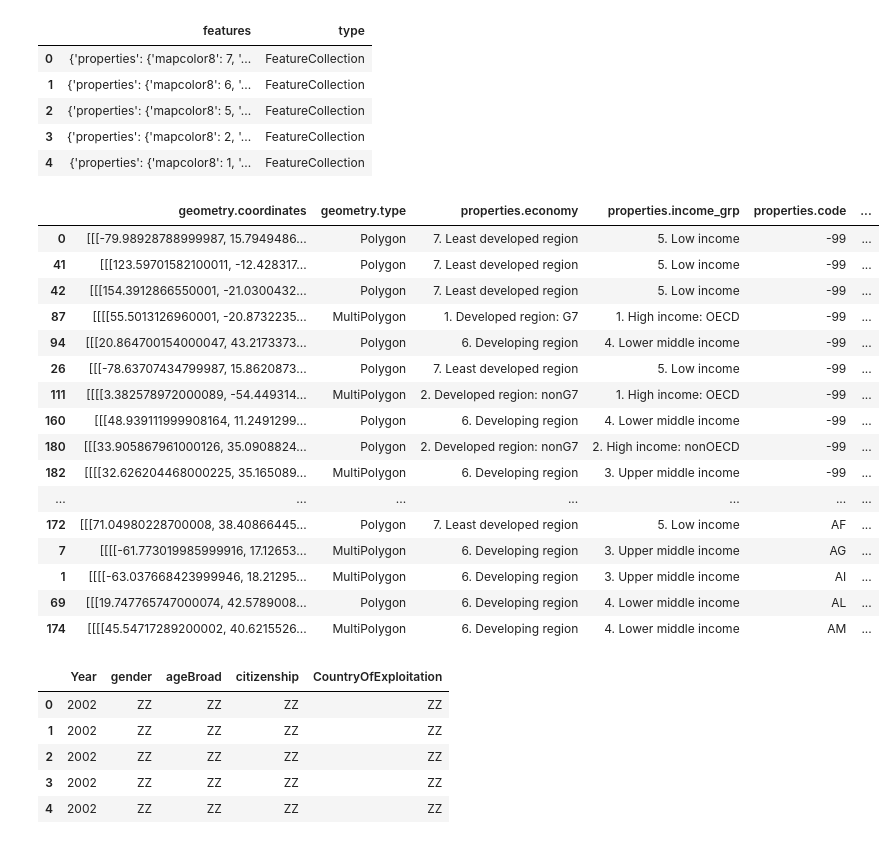
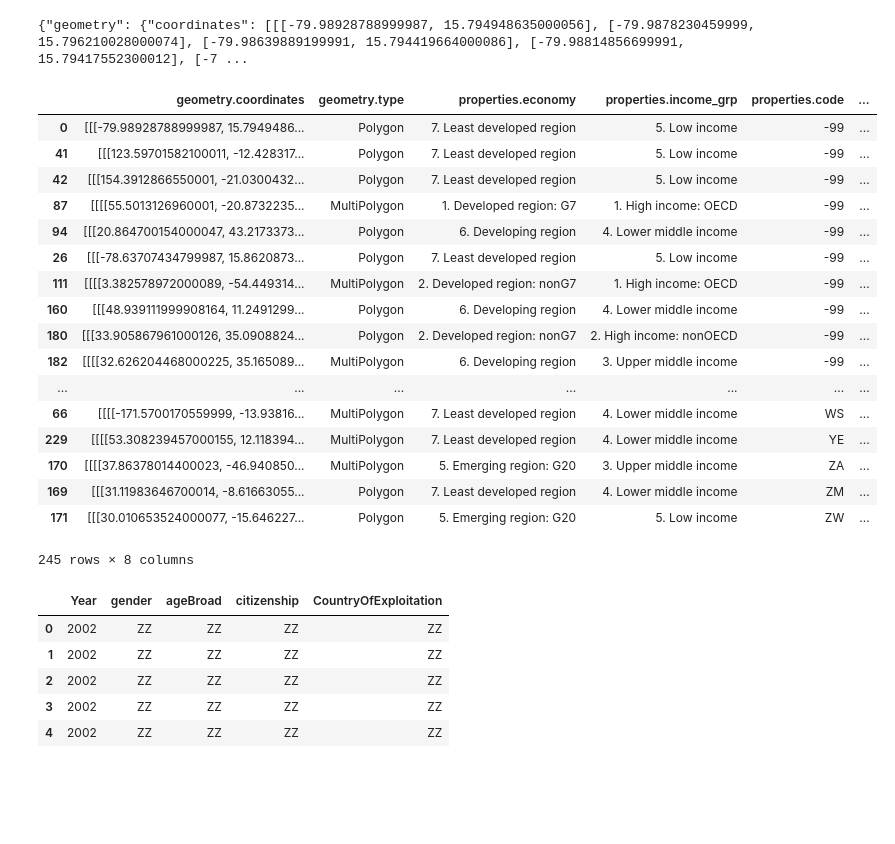
Before and after one commit to benieevelyne/Project2_Neurath, a Jupyter notebook: DataSets/BigMerge.ipynb, the cells around one changed output. Saved outputs shown, nothing was run; the diff lists cells and outputs as text; code cells hidden in the pictures; blank space fills up the shorter version.

```diff
--- a/DataSets/BigMerge.ipynb
+++ b/DataSets/BigMerge.ipynb
@@ -10,19 +10,14 @@ import numpy
 from czml import czml
 # %%
 with open('../static/data/globe.geo.json') as f:
-    globeraw = geojson.load(f)
-globe = pandas.DataFrame(globeraw)
+    data = geojson.load(f)
+nestedglobe = pandas.DataFrame(data)
 # globe['features'][1]
-globe.head()
+nestedglobe['features'][0]
 # %% [output]
-|  | features | type |
-| 0 | {'properties': {'mapcolor8': 7, '... | FeatureCollection |
-| 1 | {'properties': {'mapcolor8': 6, '... | FeatureCollection |
-| 2 | {'properties': {'mapcolor8': 5, '... | FeatureCollection |
-| 3 | {'properties': {'mapcolor8': 2, '... | FeatureCollection |
-| 4 | {'properties': {'mapcolor8': 1, '... | FeatureCollection |
+{"geometry": {"coordinates": [[[-79.98928788999987, 15.794948635000056], [-79.9878230459999, 15.796210028000074], [-79.98639889199991, 15.794419664000086], [-79.98814856699991, 15.79417552300012], [-7 ...
 # %%
-globe = pandas.io.json.json_normalize(data['features'])
+globe = pandas.io.json.json_normalize(nestedglobe['features'])
 globe = globe.drop(['properties.abbrev', 'properties.abbrev_len',
               'properties.adm0_a3', 'properties.adm0_a3_is', 'properties.adm0_a3_un',
             'properties.adm0_a3_wb', 'properties.adm0_dif', 'properties.brk_diff',
@@ -34,39 +29,40 @@ globe = globe.drop(['properties.abbrev', 'properties.abbrev_len',
              'properties.gu_a3', 'properties.homepart', 'properties.iso_a3',
               'properties.un_a3', 'properties.wb_a2', 'properties.wb_a3',
              'properties.wikipedia', 'properties.labelrank', 'properties.lastcensus',
              'properties.level', 'properties.sov_a3', 'properties.su_a3',
              'properties.su_dif', 'properties.subregion', 'properties.woe_id',
              'properties.woe_note', 'properties.woe_id_eh', 'properties.long_len',
              'properties.mapcolor13','properties.mapcolor9','properties.mapcolor8',
              'properties.mapcolor7', 'properties.admin', 'properties.name_alt', 'properties.note_brk',
              'properties.postal', 'properties.pop_est', 'properties.pop_year',
              'properties.note_brk', 'properties.region_un', 'properties.scalerank',
              'properties.iso_n3', 'properties.name_long', 'properties.name_sort',
              'properties.name_len', 'properties.region_wb', 'properties.note_adm0',
             'properties.continent', 'type'
              ], axis=1)
 # df = df.set_index('properties.admin', drop=True)
 globe.rename(columns = {'properties.iso_a2': 'properties.code'}, inplace=True)
 globe['properties.code'] = globe['properties.code'].astype(str)
-globe.sort_values('properties.code').head(25)
+globe.sort_values('properties.code').head(250)
 # %% [output]
 |  | geometry.coordinates | geometry.type | properties.economy | properties.income_grp | properties.code | ... |
 | 0 | [[[-79.98928788999987, 15.7949486... | Polygon | 7. Least developed region | 5. Low income | -99 | ... |
 | 41 | [[[123.59701582100011, -12.428317... | Polygon | 7. Least developed region | 5. Low income | -99 | ... |
 | 42 | [[[154.3912866550001, -21.0300432... | Polygon | 7. Least developed region | 5. Low income | -99 | ... |
 | 87 | [[[[55.5013126960001, -20.8732235... | MultiPolygon | 1. Developed region: G7 | 1. High income: OECD | -99 | ... |
 | 94 | [[[20.864700154000047, 43.2173373... | Polygon | 6. Developing region | 4. Lower middle income | -99 | ... |
 | 26 | [[[-78.63707434799987, 15.8620873... | Polygon | 7. Least developed region | 5. Low income | -99 | ... |
 | 111 | [[[[3.382578972000089, -54.449314... | MultiPolygon | 2. Developed region: nonG7 | 1. High income: OECD | -99 | ... |
 | 160 | [[[48.939111999908164, 11.2491299... | Polygon | 6. Developing region | 4. Lower middle income | -99 | ... |
 | 180 | [[[33.905867961000126, 35.0908824... | Polygon | 2. Developed region: nonG7 | 2. High income: nonOECD | -99 | ... |
 | 182 | [[[[32.626204468000225, 35.165089... | MultiPolygon | 6. Developing region | 3. Upper middle income | -99 | ... |
 | ... | ... | ... | ... | ... | ... | ... |
-| 172 | [[[71.04980228700008, 38.40866445... | Polygon | 7. Least developed region | 5. Low income | AF | ... |
-| 7 | [[[[-61.773019985999916, 17.12653... | MultiPolygon | 6. Developing region | 3. Upper middle income | AG | ... |
-| 1 | [[[[-63.037668423999946, 18.21295... | MultiPolygon | 6. Developing region | 3. Upper middle income | AI | ... |
-| 69 | [[[19.747765747000074, 42.5789008... | Polygon | 6. Developing region | 4. Lower middle income | AL | ... |
-| 174 | [[[[45.54717289200002, 40.6215526... | MultiPolygon | 6. Developing region | 4. Lower middle income | AM | ... |
+| 66 | [[[[-171.5700170559999, -13.93816... | MultiPolygon | 7. Least developed region | 4. Lower middle income | WS | ... |
+| 229 | [[[[53.308239457000155, 12.118394... | MultiPolygon | 7. Least developed region | 4. Lower middle income | YE | ... |
+| 170 | [[[[37.86378014400023, -46.940850... | MultiPolygon | 5. Emerging region: G20 | 3. Upper middle income | ZA | ... |
+| 169 | [[[31.11983646700014, -8.61663055... | Polygon | 7. Least developed region | 4. Lower middle income | ZM | ... |
+| 171 | [[[30.010653524000077, -15.646227... | Polygon | 5. Emerging region: G20 | 5. Low income | ZW | ... |
+245 rows × 8 columns
 # %%
 trafficking = pandas.read_csv('trafficking.csv',low_memory=False)
 # trafficking.columns = ['code', 'Year', 'CountryOfExploitation', 'TraffickedGender',
```
Also changed, not shown: parts of 13 cells of this notebook, 5 other files.
